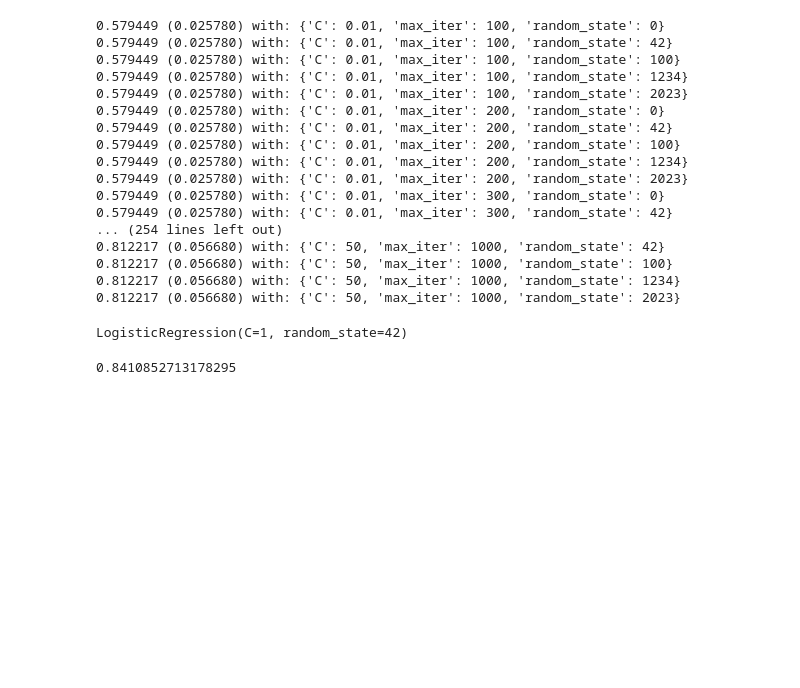
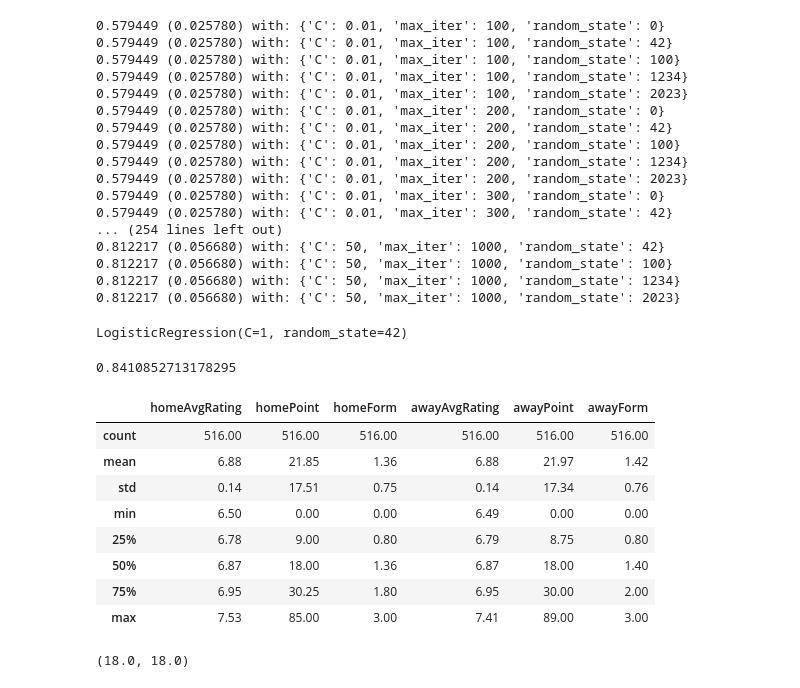
Before and after one commit to ML-DM-project/football-predict, a Jupyter notebook: model_selection.ipynb, the cells around one changed output. Saved outputs shown, nothing was run; the diff lists cells and outputs as text; code cells hidden in the pictures; blank space fills up the shorter version.

```diff
--- a/model_selection.ipynb
+++ b/model_selection.ipynb
@@ -364,0 +363,17 @@ X, y = load_fillna_all()
+# %%
+X, y = load_fillna_all()
+X[["homeAvgRating", "homePoint", "homeForm", "awayAvgRating", "awayPoint", "awayForm"]].describe()
+# %% [output]
+|  | homeAvgRating | homePoint | homeForm | awayAvgRating | awayPoint | awayForm |
+| count | 516.00 | 516.00 | 516.00 | 516.00 | 516.00 | 516.00 |
+| mean | 6.88 | 21.85 | 1.36 | 6.88 | 21.97 | 1.42 |
+| std | 0.14 | 17.51 | 0.75 | 0.14 | 17.34 | 0.76 |
+| min | 6.50 | 0.00 | 0.00 | 6.49 | 0.00 | 0.00 |
+| 25% | 6.78 | 9.00 | 0.80 | 6.79 | 8.75 | 0.80 |
+| 50% | 6.87 | 18.00 | 1.36 | 6.87 | 18.00 | 1.40 |
+| 75% | 6.95 | 30.25 | 1.80 | 6.95 | 30.00 | 2.00 |
+| max | 7.53 | 85.00 | 3.00 | 7.41 | 89.00 | 3.00 |
+# %%
+X['homePoint'].median(), X['awayPoint'].median()
+# %% [output]
+(18.0, 18.0)
```
Also changed, not shown: parts of 1 cell of this notebook, 2 other files.
